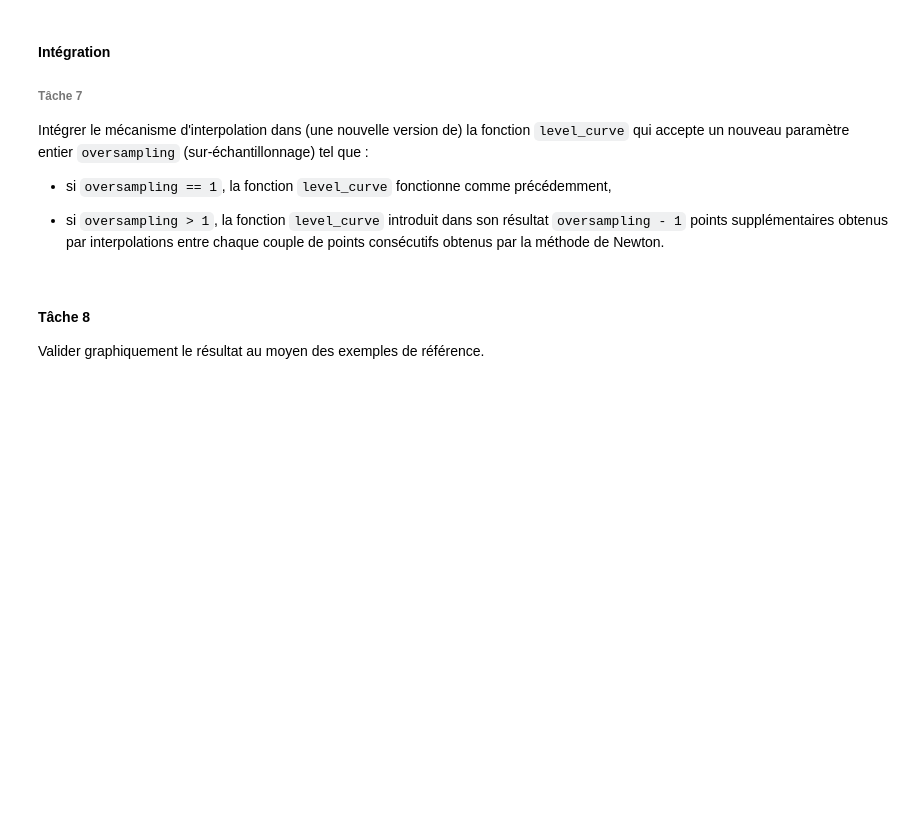
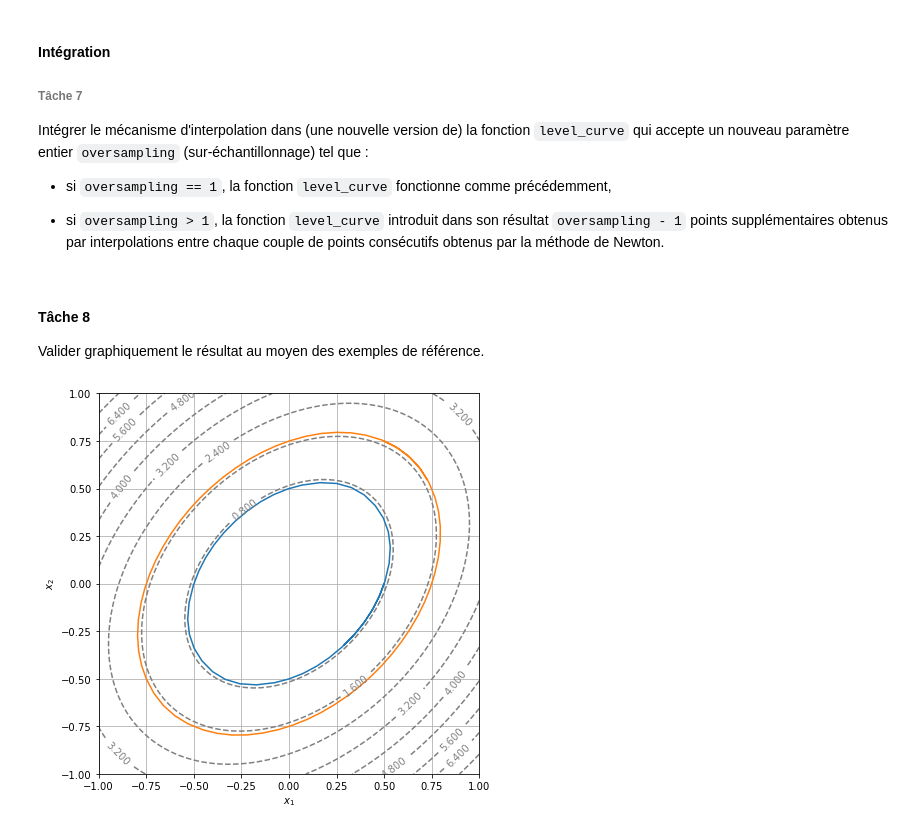
Before and after one commit to LouisJustinTALLOT/projet-UE11, a Jupyter notebook: devoir-ue11-bellon-tallot.ipynb, the cells around one changed output. Drawn from its saved outputs; the diff is of its cells as text; code cells hidden in the pictures; blank space fills up the shorter version.

```diff
--- a/devoir-ue11-bellon-tallot.ipynb
+++ b/devoir-ue11-bellon-tallot.ipynb
@@ -826,7 +851,7 @@ def gamma(t, P1, P2, u1, u2):
     if np.allclose(det_deux_vecteurs(u1, u2), 0.):
         # le det est nul, les vecteurs sont colinéaires
         # on n'a alors pas de solution -> chemin rectiligne
-        return P1*np.ones(np.shape(t)) + (P2-P1)*t , 0 # chemin rectiligne
+        return P1*np.ones(np.shape(t)) + (P2-P1)*t  # chemin rectiligne
 
     k1 = (2*u2[1]*(P2[0]-P1[0])-2*u2[0]*(P2[1]-P1[1]))/(u1[0]*u2[1]-u2[0]*u1[1])
     k2 = (2*u1[0]*(P2[1]-P1[1])-2*u1[1]*(P2[0]-P1[0]))/(u1[0]*u2[1]-u2[0]*u1[1])
@@ -839,9 +864,9 @@ def gamma(t, P1, P2, u1, u2):
         e = float(u1[1]*k1)
         f = float(P2[1]-P1[1]-u1[1]*k1)
 
-        return np.dot(np.array([[a, b, c], [d, e, f]]),np.array([t**0, t,t**2])) , 1  # gamma, unique
+        return np.dot(np.array([[a, b, c], [d, e, f]]),np.array([t**0, t,t**2]))   # gamma, unique
 
-    return P1*np.ones(np.shape(t)) + (P2-P1)*t , 0 # rectiligne
+    return P1*np.ones(np.shape(t)) + (P2-P1)*t  # rectiligne
 # %%
 "Permet d'afficher le chemin tracé entre les points avec les contraintes fournies"
 
@@ -921,7 +950,7 @@ def level_curve3(f, x0, y0, delta= delta, N=nb_points, eps=eps , oversampling =
 #     print(np.shape(res)[1])
 #     print(len(liste_des_tangentes))
 
-    if oversampling > 1:   # A CHANGER AVEC >1 C'EST POUR LE DEBUG
+    if oversampling > 1:
         # on va maintenant interpoler pour compléter notre courbe
         t = np.linspace(0,1,oversampling + 1) # en faisant attention d'enlever les 2 points extrèmes
         n = np.shape(res)[1]
@@ -939,7 +968,7 @@ def level_curve3(f, x0, y0, delta= delta, N=nb_points, eps=eps , oversampling =
 #             print(i, bool(gam[1]))
 #             print(i, gam)
 #             print(np.shape(gam[0]))
-            final[:,i*oversampling +1 :(i+1) * oversampling] = gam[0][:, 1:oversampling  ]
+            final[:,i*oversampling +1 :(i+1) * oversampling] = gam[:, 1:oversampling  ]
         # et attention le dernier point
         final[:,-1] = res[:,-1]
 
@@ -952,19 +981,21 @@ Valider graphiquement le résultat au moyen des exemples de référence.
 # %%
 # Comme pour la tâche 5, un grand delta permet de mieux voir l'apport de cette amélioration
 
 res1 = level_curve3(f1, 0.5, 0, delta=0.4, oversampling=5)
 x_ligne1 = res1[0,:]
 y_ligne1 = res1[1,:]
 
 res2 = level_curve3(f1, 0.5, 0.75, delta=0.4, oversampling=5)
 x_ligne2 = res2[0,:]
 y_ligne2 = res2[1,:]
 
 t = np.linspace(-1, 1, 100)
 
-display_contour(f, t, t, 10)
+display_contour(f1, t, t, 10)
 plt.plot(x_ligne1, y_ligne1)
 plt.plot(x_ligne2, y_ligne2);
+# %% [output]
+[figure, added]
 # %%
 # on peut aussi plot sans oversampling pour comparer
 
```
Also changed, not shown: parts of 20 cells of this notebook.
